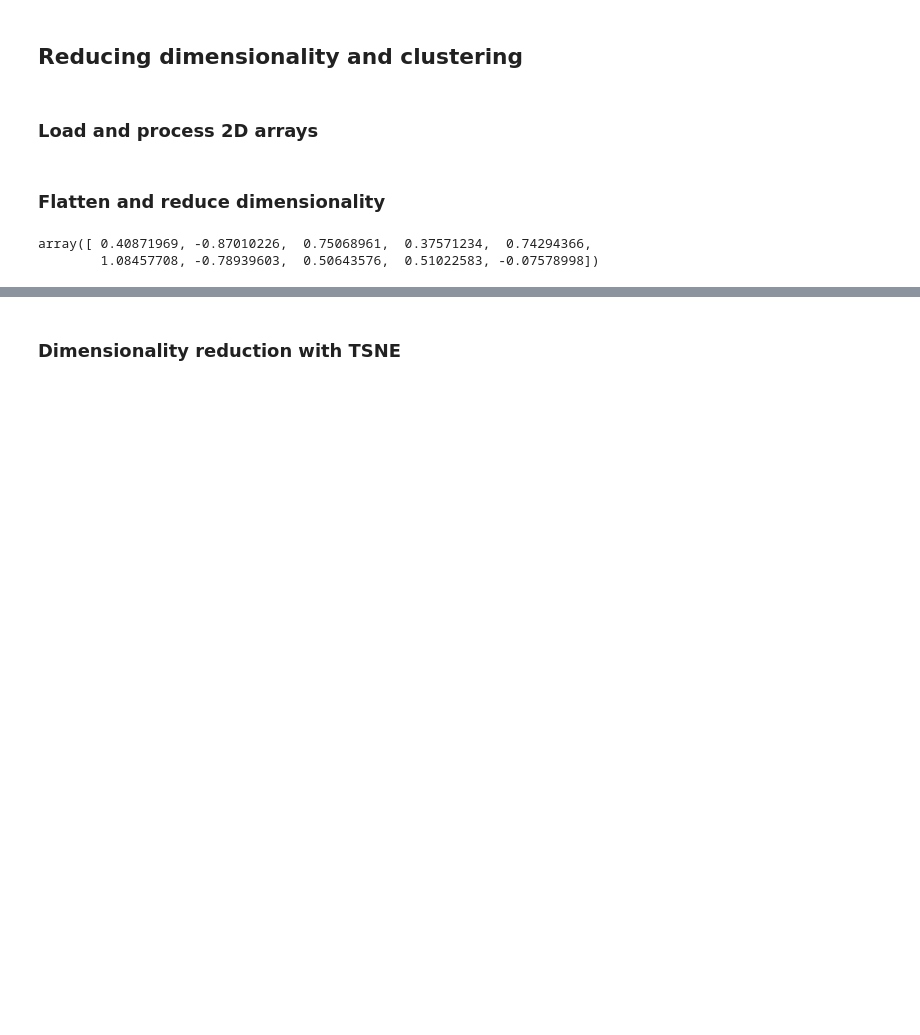
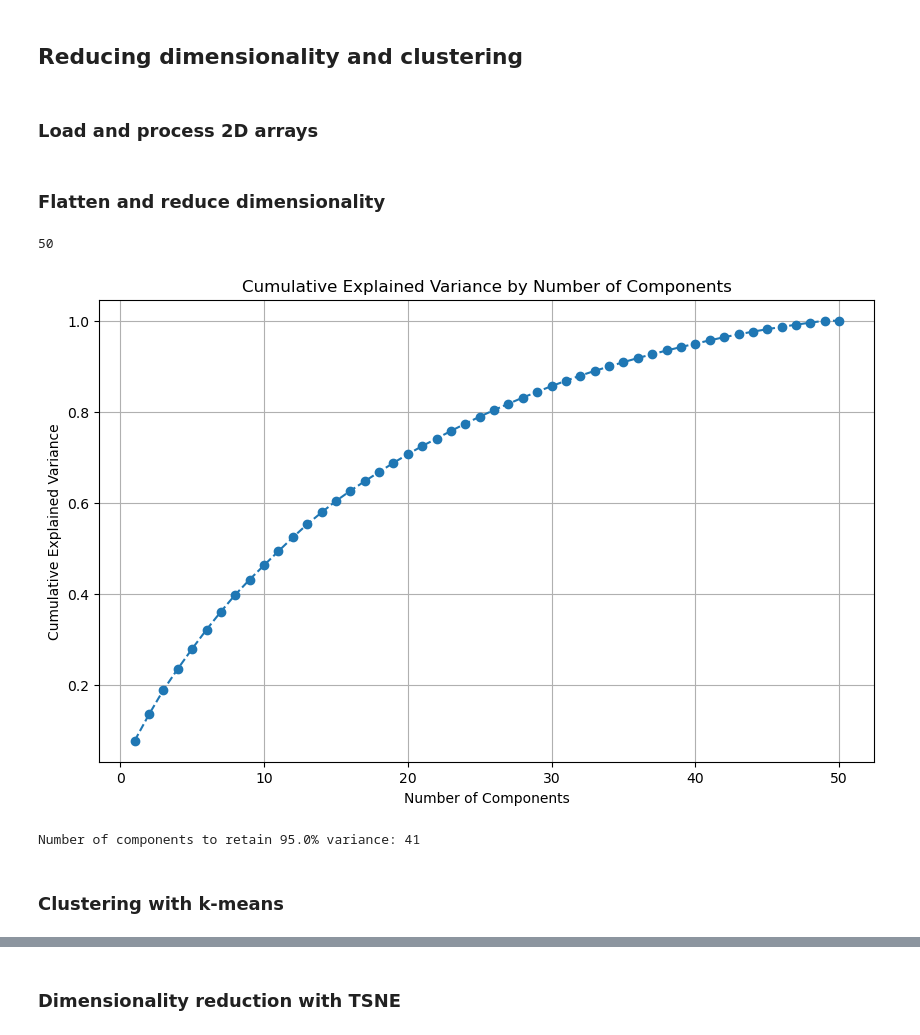
Before and after one commit to 4legalf/complex-systems-project, a Jupyter notebook: notebooks/Clustering.ipynb, the cells around one changed output, grey strips where cells are left out. Saved outputs shown, nothing was run; the diff lists cells and outputs as text; code cells hidden in the pictures; blank space fills up the shorter version.

```diff
--- a/notebooks/Clustering.ipynb
+++ b/notebooks/Clustering.ipynb
@@ -28,10 +28,32 @@ for filename in os.listdir(input_folder):
 flattened_arrays = [array.flatten() for array in arrays]
 
 # Reduce dimensionality using PCA
-pca = PCA(n_components=10)  # Adjust the number of components as needed
+pca = PCA()  # Adjust the number of components as needed
 reduced_data = pca.fit_transform(flattened_arrays)
+len(reduced_data[0])
+# %% [output]
+50
-# %%
-reduced_data[0]
-# %% [output]
-array([ 0.40871969, -0.87010226,  0.75068961,  0.37571234,  0.74294366,
-        1.08457708, -0.78939603,  0.50643576,  0.51022583, -0.07578998])
+# %%
+# Calculate cumulative explained variance
+cumulative_variance = np.cumsum(pca.explained_variance_ratio_)
+
+# Plot the cumulative explained variance
+plt.figure(figsize=(10, 6))
+plt.plot(range(1, len(cumulative_variance) + 1), cumulative_variance, marker='o', linestyle='--')
+plt.title('Cumulative Explained Variance by Number of Components')
+plt.xlabel('Number of Components')
+plt.ylabel('Cumulative Explained Variance')
+plt.grid()
+plt.show()
+# %% [output]
+[figure, added]
+# %%
+# Set a threshold (e.g., 95%)
+threshold = 0.95
+
+# Find the number of components
+num_components = np.argmax(cumulative_variance >= threshold) + 1
+
+print(f"Number of components to retain {threshold*100}% variance: {num_components}")
+# %% [output]
+Number of components to retain 95.0% variance: 41
@@ -37,0 +63,2 @@ array([ 0.40871969, -0.87010226,  0.75068961,  0.37571234,  0.74294366,
+# %% [markdown]
+### Clustering with k-means
```
Also changed, not shown: parts of 9 cells of this notebook, 7 other files.
